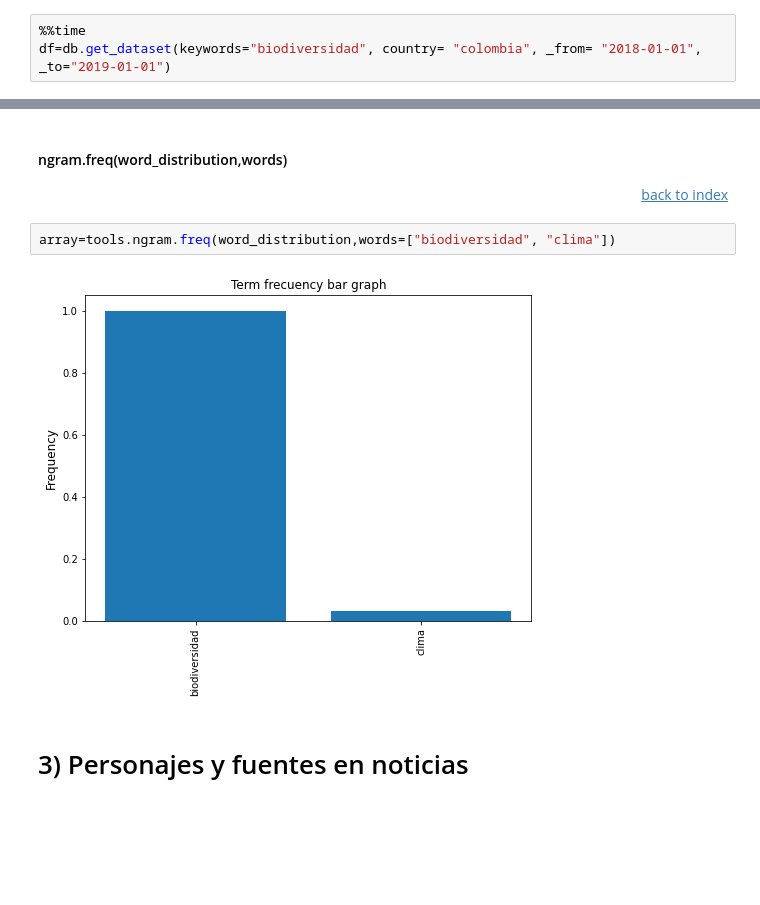
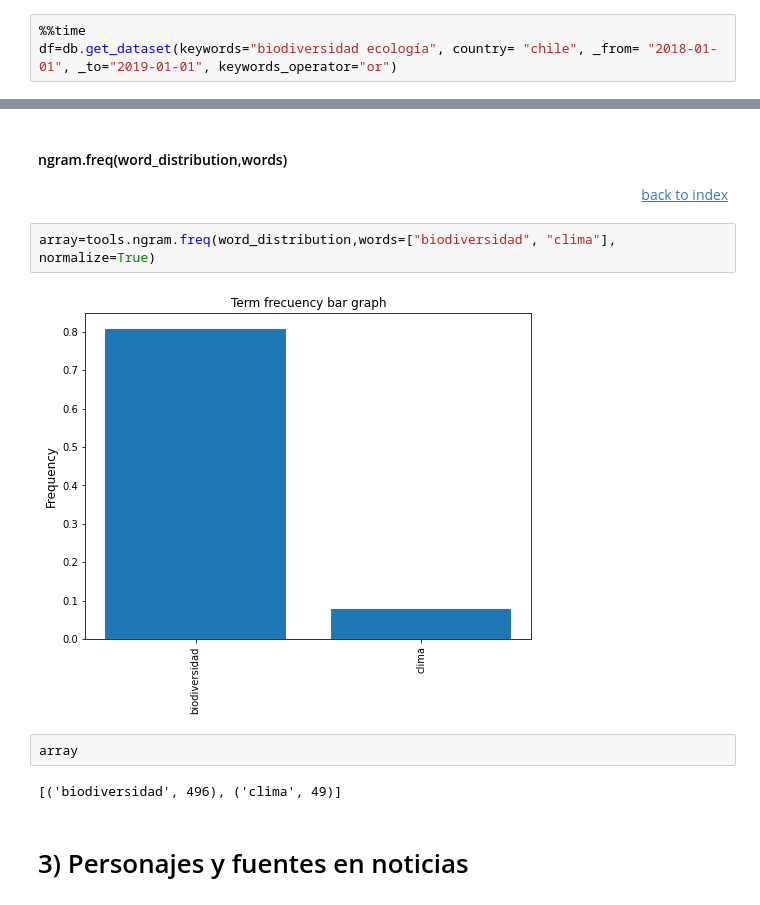
Before and after one commit to TeamSophia2/pySophia2, a Jupyter notebook: Example_notebook.ipynb, the cells around one changed output, grey strips where cells are left out. Cells and saved outputs as stored; diff of their text form; blank space fills up the shorter version.

```diff
--- a/Example_notebook.ipynb
+++ b/Example_notebook.ipynb
@@ -319,4 +342,4 @@ Este dataset cuenta con las siguientes columnas para cada noticia:
 # %%
 %%time
-df=db.get_dataset(keywords="biodiversidad", country= "colombia", _from= "2018-01-01", _to="2019-01-01")
+df=db.get_dataset(keywords="biodiversidad ecología", country= "chile", _from= "2018-01-01", _to="2019-01-01", keywords_operator="or")
 # %% [output]
@@ -417,9 +427,13 @@ tools.ngram.freq(word_distribution=word_distribution,top_n=50)
 #### ngram.freq(word_distribution,words)
 <div style='text-align: right'><a href="#INDEX">back to index </a></div>
 # %%
-array=tools.ngram.freq(word_distribution,words=["biodiversidad", "clima"])
+array=tools.ngram.freq(word_distribution,words=["biodiversidad", "clima"], normalize=True)
 # %% [output]
-[figure, old version]
+[figure, new version]
+# %%
+array
+# %% [output]
+[('biodiversidad', 496), ('clima', 49)]
 # %% [markdown]
 # 3) Personajes y fuentes en noticias
 # %% [markdown]
```
Also changed, not shown: parts of 28 cells of this notebook, 8 other files.
